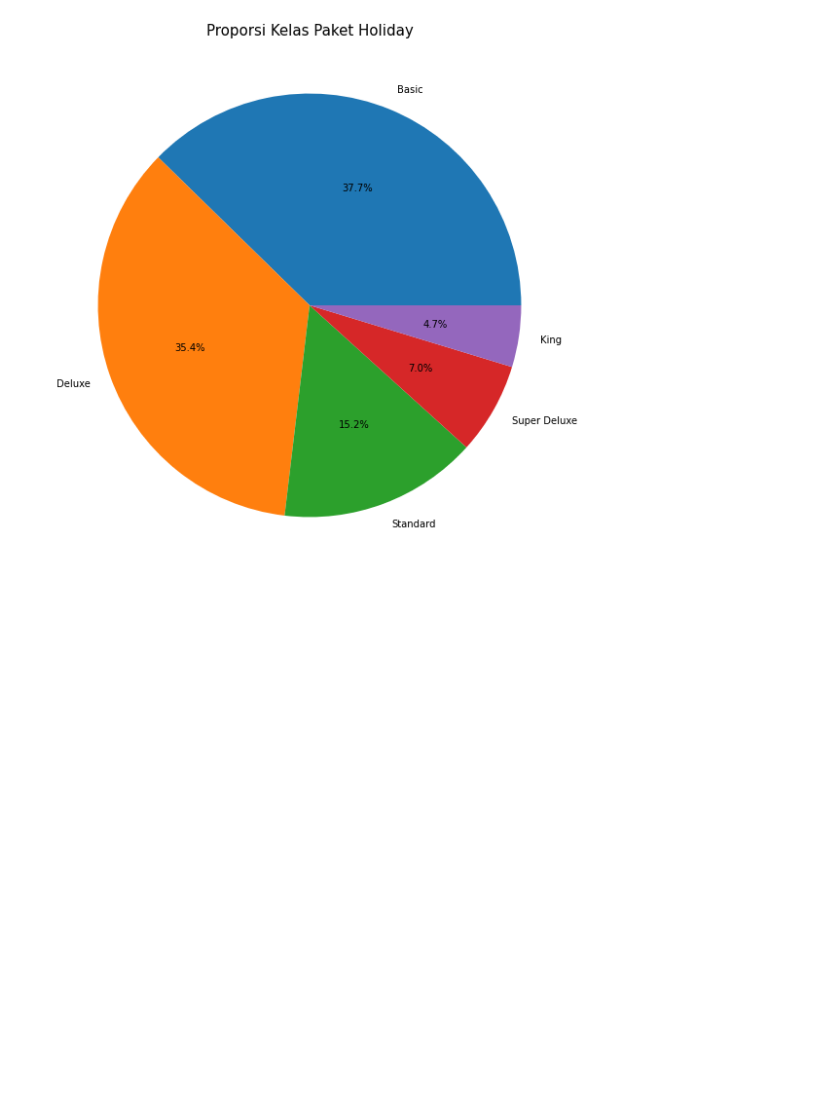
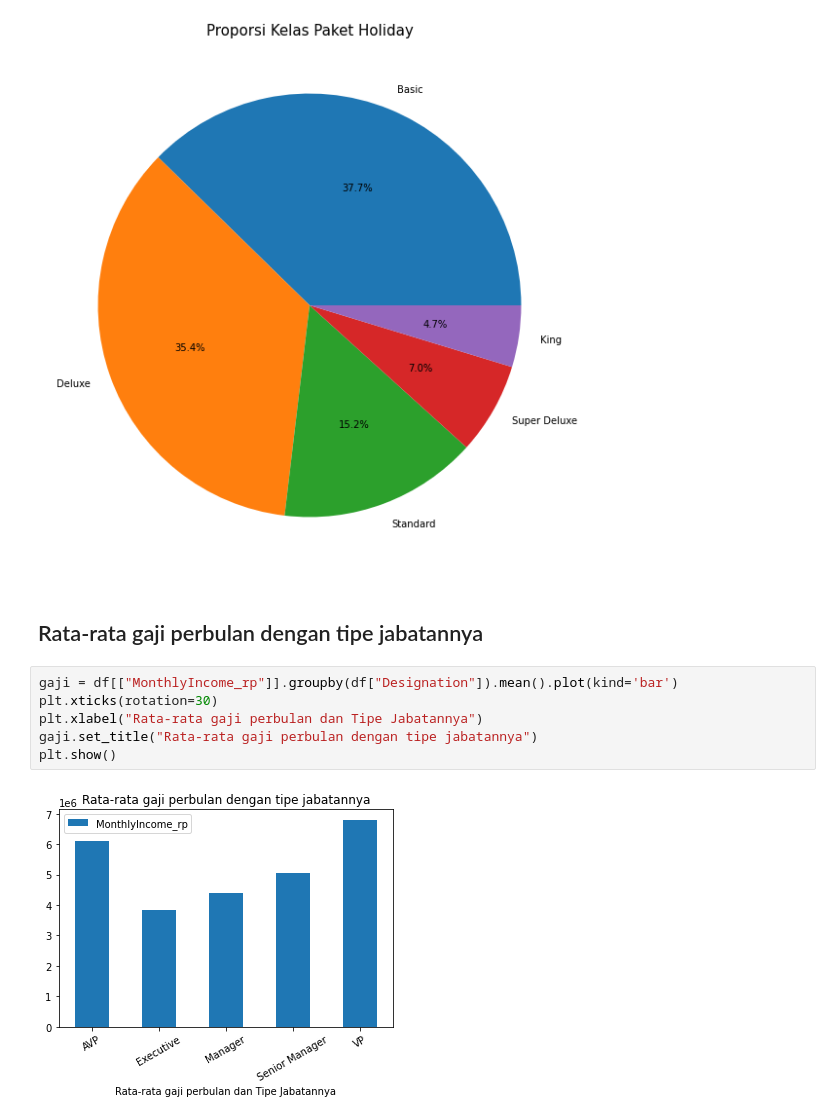
Before and after one commit to H8-Assignments-Bay/p2---final-project-group-005, a Jupyter notebook: eda.ipynb, the cells around one changed output. Drawn from its saved outputs; the diff is of its cells as text; blank space fills up the shorter version.

```diff
--- a/eda.ipynb
+++ b/eda.ipynb
@@ -194,3 +187,13 @@ plt.ylabel("")
 plt.show()
 # %% [output]
 [figure]
+# %% [markdown]
+## Rata-rata gaji perbulan dengan tipe jabatannya
+# %%
+gaji = df[["MonthlyIncome_rp"]].groupby(df["Designation"]).mean().plot(kind='bar')
+plt.xticks(rotation=30)
+plt.xlabel("Rata-rata gaji perbulan dan Tipe Jabatannya")
+gaji.set_title("Rata-rata gaji perbulan dengan tipe jabatannya")
+plt.show()
+# %% [output]
+[figure, added]
```
Also changed, not shown: parts of 3 cells of this notebook.
